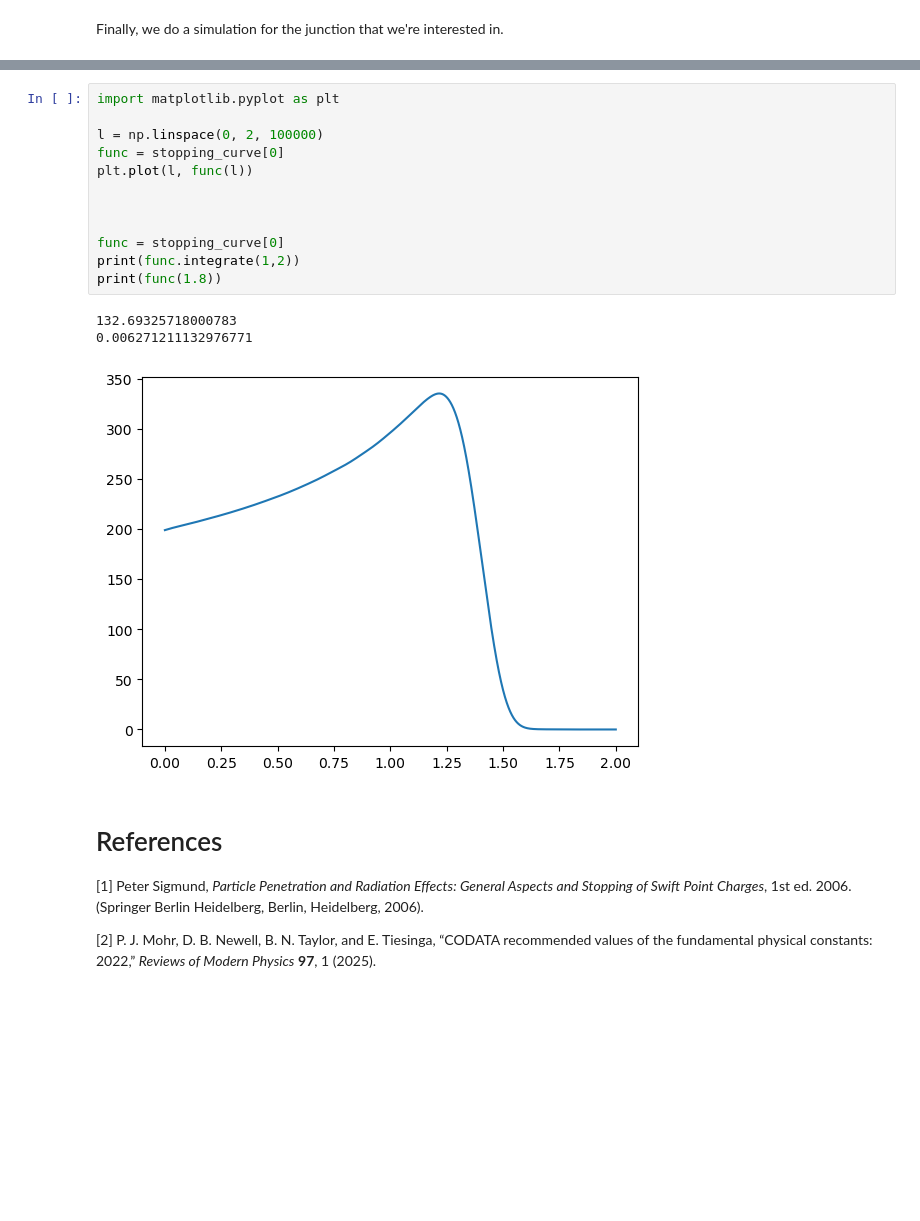
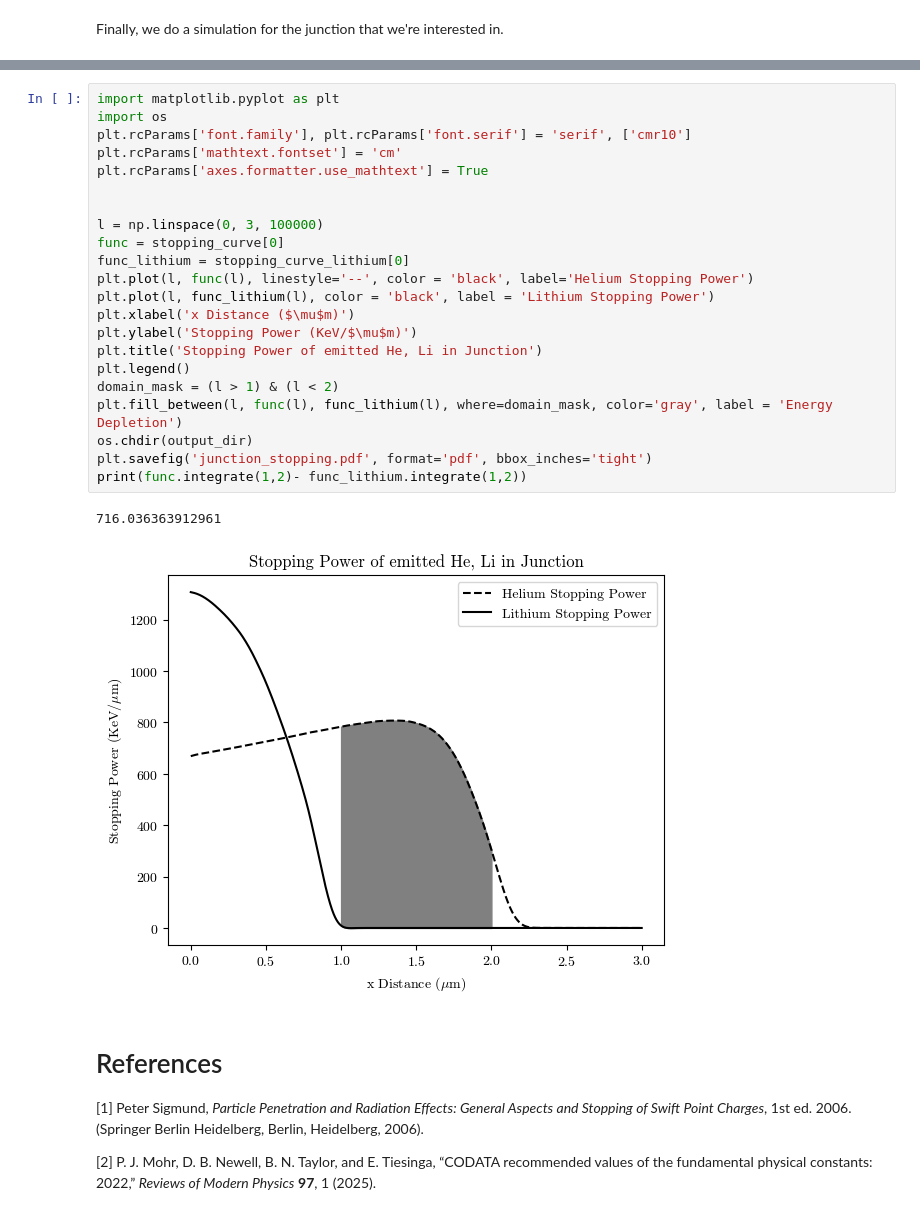
Before and after one commit to michaeldunnpro/mddunn-thesis, a Jupyter notebook: notebooks/diamond_compare.ipynb, the cells around one changed output, grey strips where cells are left out. Drawn from its saved outputs; the diff is of its cells as text; blank space fills up the shorter version.

Commit message:
Added junction stopping plot.

```diff
--- a/notebooks/diamond_compare.ipynb
+++ b/notebooks/diamond_compare.ipynb
@@ -311,19 +331,28 @@ Hydrogen ion simulation and data processing complete.
 # %%
 import matplotlib.pyplot as plt
-
-l = np.linspace(0, 2, 100000)
-func = stopping_curve[0]
-plt.plot(l, func(l))
+import os
+plt.rcParams['font.family'], plt.rcParams['font.serif'] = 'serif', ['cmr10']
+plt.rcParams['mathtext.fontset'] = 'cm'
+plt.rcParams['axes.formatter.use_mathtext'] = True
 
 
-
+l = np.linspace(0, 3, 100000)
 func = stopping_curve[0]
-print(func.integrate(1,2))
-print(func(1.8))
+func_lithium = stopping_curve_lithium[0]
+plt.plot(l, func(l), linestyle='--', color = 'black', label='Helium Stopping Power')
+plt.plot(l, func_lithium(l), color = 'black', label = 'Lithium Stopping Power')
+plt.xlabel('x Distance ($\mu$m)')
+plt.ylabel('Stopping Power (KeV/$\mu$m)')
+plt.title('Stopping Power of emitted He, Li in Junction')
+plt.legend()
+domain_mask = (l > 1) & (l < 2)
+plt.fill_between(l, func(l), func_lithium(l), where=domain_mask, color='gray', label = 'Energy Depletion')
+os.chdir(output_dir)
+plt.savefig('junction_stopping.pdf', format='pdf', bbox_inches='tight')
+print(func.integrate(1,2)- func_lithium.integrate(1,2))
 # %% [output]
-132.69325718000783
-0.006271211132976771
+716.036363912961
-[figure, old version]
+[figure, new version]
 # %% [markdown]
 # References
 
```
Also changed, not shown: parts of 1 cell of this notebook, 1 other file.
